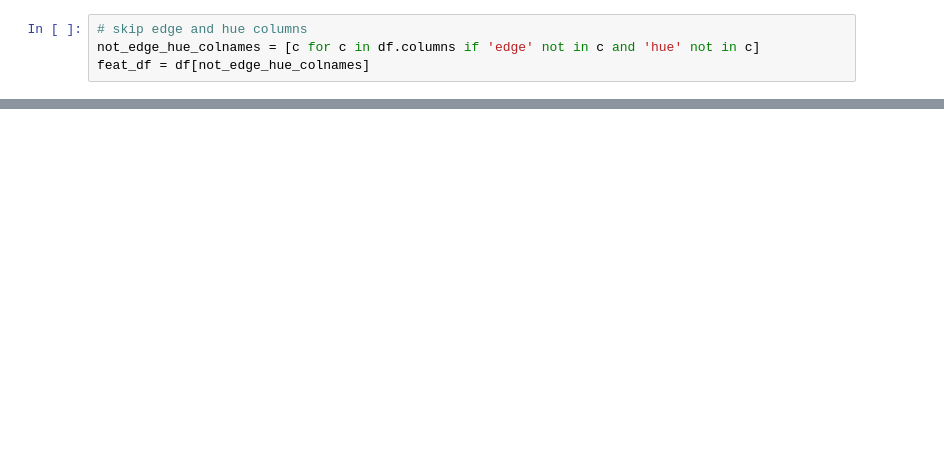
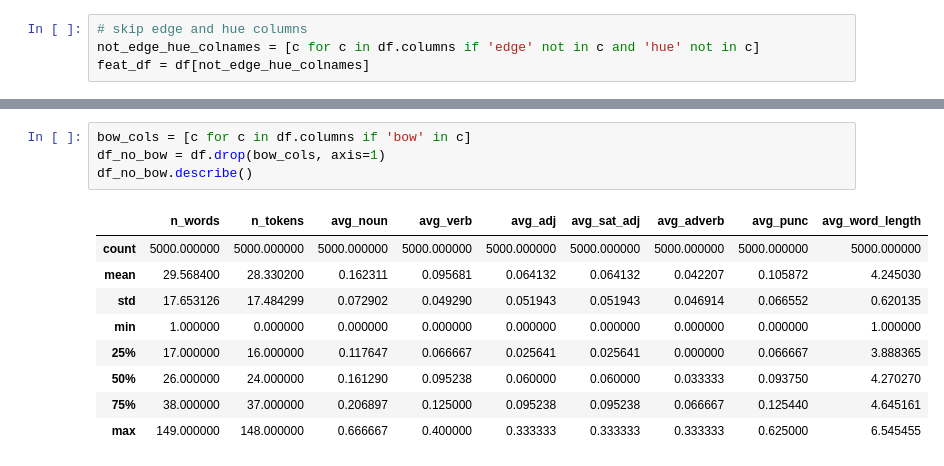
Before and after one commit to HitkoDev/energy-efficient-ml, a Jupyter notebook: code/feature-engineering/plot.ipynb, the cells around one changed output, grey strips where cells are left out. Drawn from its saved outputs; the diff is of its cells as text; blank space fills up the shorter version.

Commit message:
CV feat. eng. small update, MT feat. initial test, todo:bpe tokenizer

```diff
--- a/code/feature-engineering/plot.ipynb
+++ b/code/feature-engineering/plot.ipynb
@@ -159,0 +174,14 @@ Brightness correlation:
+# %%
+bow_cols = [c for c in df.columns if 'bow' in c]
+df_no_bow = df.drop(bow_cols, axis=1)
+df_no_bow.describe()
+# %% [output]
+|  | n_words | n_tokens | avg_noun | avg_verb | avg_adj | avg_sat_adj | avg_adverb | avg_punc | avg_word_length |
+| count | 5000.000000 | 5000.000000 | 5000.000000 | 5000.000000 | 5000.000000 | 5000.000000 | 5000.000000 | 5000.000000 | 5000.000000 |
+| mean | 29.568400 | 28.330200 | 0.162311 | 0.095681 | 0.064132 | 0.064132 | 0.042207 | 0.105872 | 4.245030 |
+| std | 17.653126 | 17.484299 | 0.072902 | 0.049290 | 0.051943 | 0.051943 | 0.046914 | 0.066552 | 0.620135 |
+| min | 1.000000 | 0.000000 | 0.000000 | 0.000000 | 0.000000 | 0.000000 | 0.000000 | 0.000000 | 1.000000 |
+| 25% | 17.000000 | 16.000000 | 0.117647 | 0.066667 | 0.025641 | 0.025641 | 0.000000 | 0.066667 | 3.888365 |
+| 50% | 26.000000 | 24.000000 | 0.161290 | 0.095238 | 0.060000 | 0.060000 | 0.033333 | 0.093750 | 4.270270 |
+| 75% | 38.000000 | 37.000000 | 0.206897 | 0.125000 | 0.095238 | 0.095238 | 0.066667 | 0.125440 | 4.645161 |
+| max | 149.000000 | 148.000000 | 0.666667 | 0.400000 | 0.333333 | 0.333333 | 0.333333 | 0.625000 | 6.545455 |
```
Also changed, not shown: parts of 11 cells of this notebook, 4 other files.
